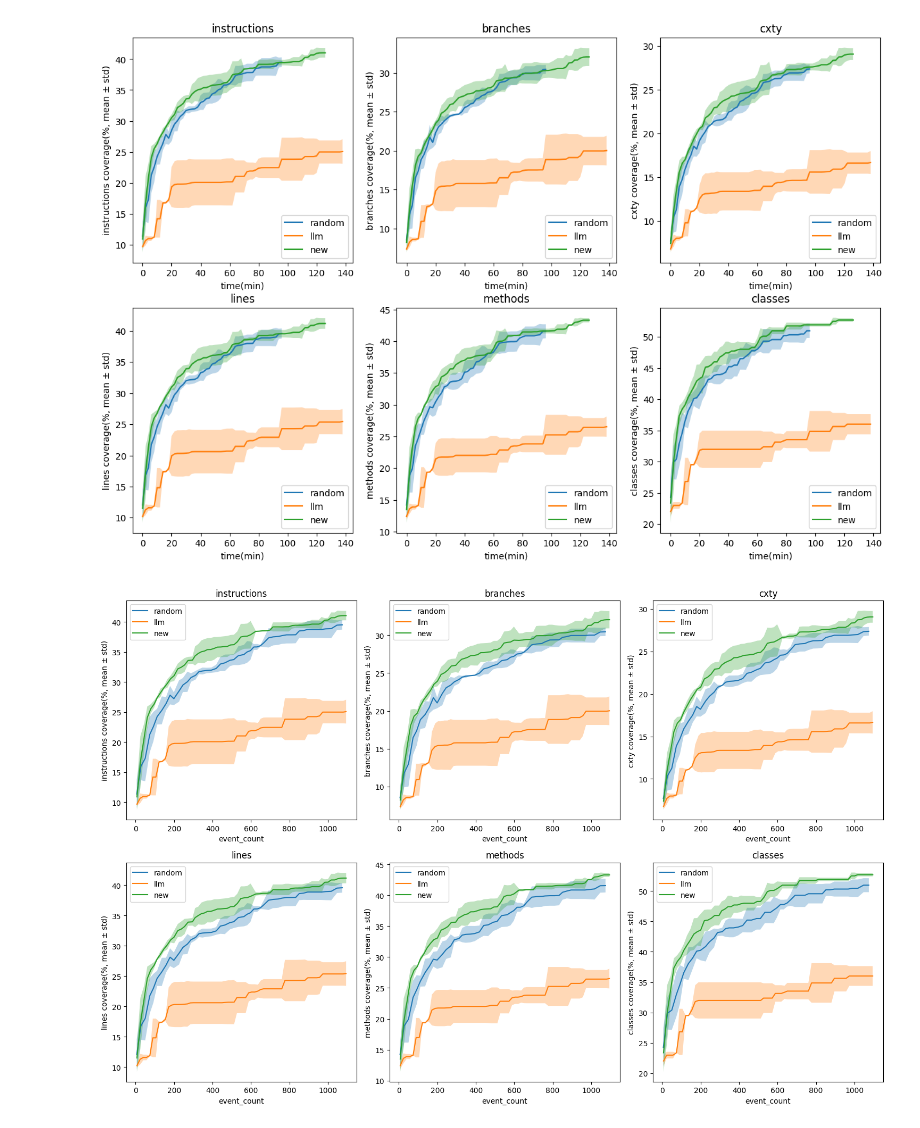
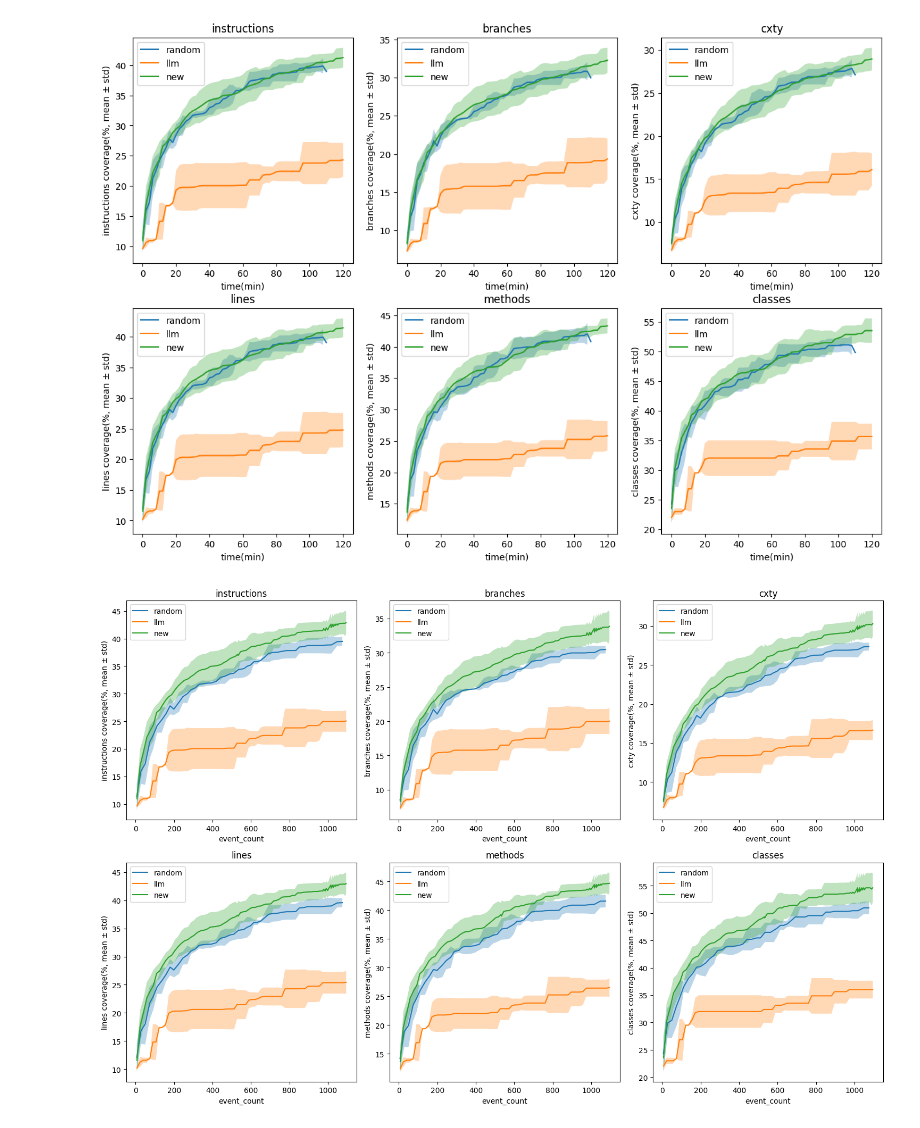
Before and after one commit to llipengda/kea-test, a Jupyter notebook: analysis/ominotes.ipynb, the cells around one changed output. Saved outputs shown, nothing was run; the diff lists cells and outputs as text; code cells hidden in the pictures.

```diff
--- a/analysis/ominotes.ipynb
+++ b/analysis/ominotes.ipynb
@@ -15,6 +15,11 @@ new_folders = [
     '../output/it.feio.android.omninotes.alpha/2025-05-05T00.59.57',
     '../output/it.feio.android.omninotes.alpha/2025-05-05T06.51.20',
     '../output/it.feio.android.omninotes.alpha/2025-05-05T10.12.50',
+    '../output/it.feio.android.omninotes.alpha/2025-05-09T10.13.07',
+    '../output/it.feio.android.omninotes.alpha/2025-05-09T21.37.03',
+    '../output/it.feio.android.omninotes.alpha/2025-05-12T01.33.31',
+    '../output/it.feio.android.omninotes.alpha/2025-05-12T04.35.11',
+    '../output/it.feio.android.omninotes.alpha/2025-05-12T07.36.48'
 ]
 
 random_files = [f + '/coverage/coverage.csv' for f in random_folders]
@@ -42,47 +47,48 @@ def draw(files: list[str], name: str):
 
     df_grouped.columns = ['index'] + [f'{col}_{stat}' for col in ['instructions', 'branches', 'cxty', 'lines', 'methods', 'classes'] for stat in ['mean', 'std']] + ['event_count']
 
-    df_grouped = df_grouped[df_grouped['event_count'] <= 1100]
+    data = df_grouped[df_grouped['index'] <= 60]
 
     cols = ['instructions', 'branches', 'cxty', 'lines', 'methods', 'classes']
 
     for i, col in enumerate(cols):
         ax = axs_time[i // 3, i % 3]
-        y = df_grouped[f'{col}_mean']
-        yerr = df_grouped[f'{col}_std']
-        x = df_grouped['index']
+        y = data[f'{col}_mean']
+        yerr = data[f'{col}_std']
+        x = data['index']
         ax.plot(x * 2, y, label=name)
         ax.fill_between(x * 2, y - yerr, y + yerr, alpha=0.3)
         ax.set_title(col)
         ax.set_xlabel('time(min)')
         ax.set_ylabel(f'{col} coverage(%, mean ± std)')
         ax.legend()
 
-    df_grouped = df_grouped.sort_values(by='event_count')
+    data = df_grouped[df_grouped['event_count'] <= 1100]
+    data = data.sort_values(by='event_count')
 
     for i, col in enumerate(cols):
         ax = axs_event[i // 3, i % 3]
-        y = df_grouped[f'{col}_mean']
-        yerr = df_grouped[f'{col}_std']
-        x = df_grouped['event_count']
+        y = data[f'{col}_mean']
+        yerr = data[f'{col}_std']
+        x = data['event_count']
         ax.plot(x, y, label=name)
         ax.fill_between(x, y - yerr, y + yerr, alpha=0.3)
         ax.set_title(col)
         ax.set_xlabel('event_count')
         ax.set_ylabel(f'{col} coverage(%, mean ± std)')
         ax.legend()
 
     plt.tight_layout()
 
 
 draw(random_files, 'random')
 draw(llm_files, 'llm')
 draw(new_files, 'new')
 
 plt.show()
 # %% [output]
-[figure, old version]
+[figure, new version]
-[figure, old version]
+[figure, new version]
 # %%
 import os
 
```
Also changed, not shown: 15 other files.
